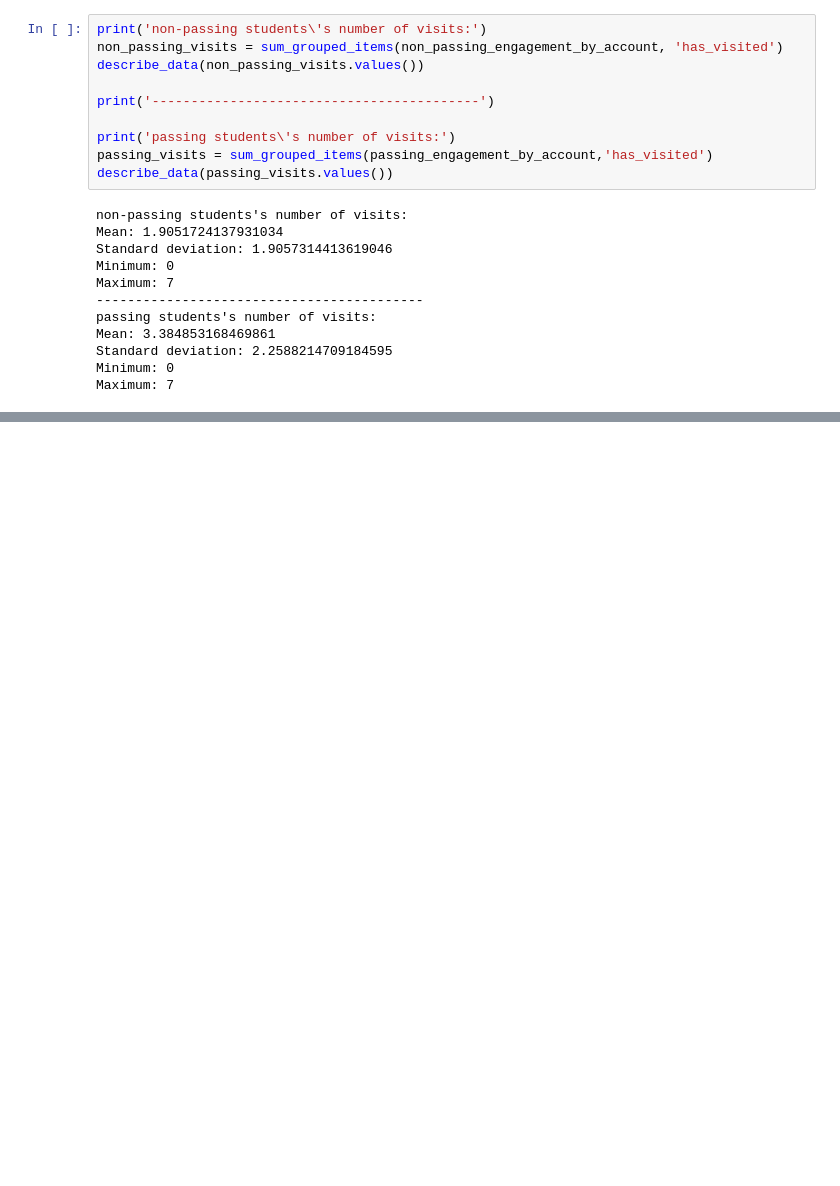
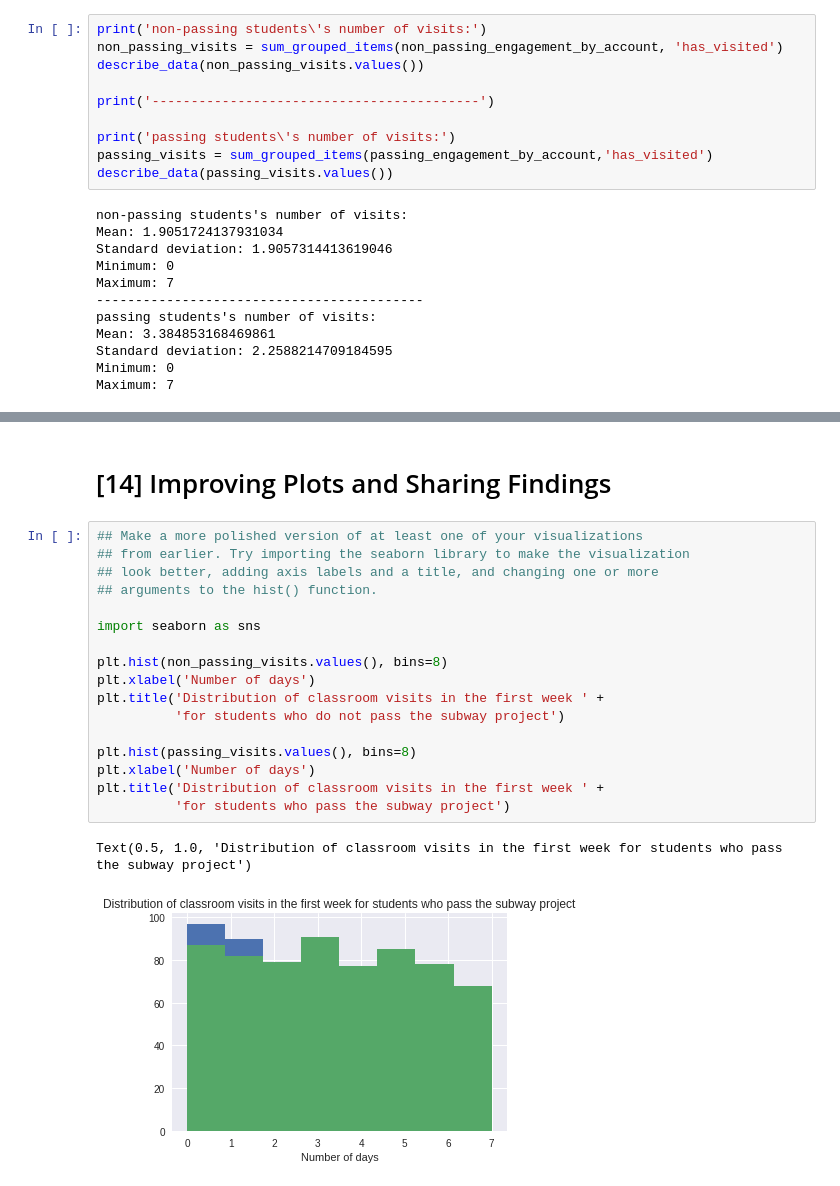
Before and after one commit to JunnieLee/data_science_tutorials, a Jupyter notebook: Intro_to_Data_Analysis_1.ipynb, the cells around one changed output, grey strips where cells are left out. Drawn from its saved outputs; the diff is of its cells as text; blank space fills up the shorter version.

```diff
--- a/Intro_to_Data_Analysis_1.ipynb
+++ b/Intro_to_Data_Analysis_1.ipynb
@@ -594,0 +642,22 @@ Maximum: 7
+# %% [markdown]
+# [14] Improving Plots and Sharing Findings
+# %%
+## Make a more polished version of at least one of your visualizations
+## from earlier. Try importing the seaborn library to make the visualization
+## look better, adding axis labels and a title, and changing one or more
+## arguments to the hist() function.
+
+import seaborn as sns
+
+plt.hist(non_passing_visits.values(), bins=8)
+plt.xlabel('Number of days')
+plt.title('Distribution of classroom visits in the first week ' +
+          'for students who do not pass the subway project')
+
+plt.hist(passing_visits.values(), bins=8)
+plt.xlabel('Number of days')
+plt.title('Distribution of classroom visits in the first week ' +
+          'for students who pass the subway project')
+# %% [output]
+Text(0.5, 1.0, 'Distribution of classroom visits in the first week for students who pass the subway project')
+[figure, added]
```
Also changed, not shown: parts of 4 cells of this notebook.
